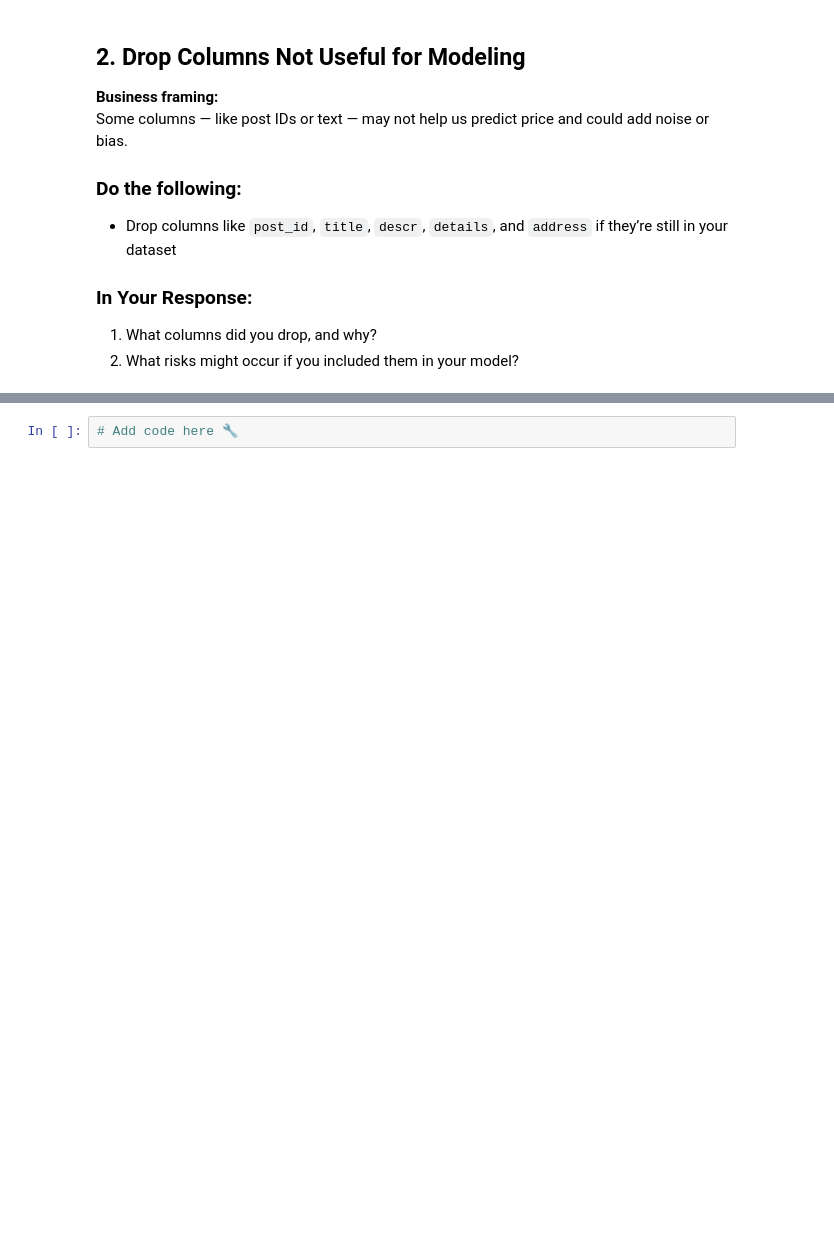
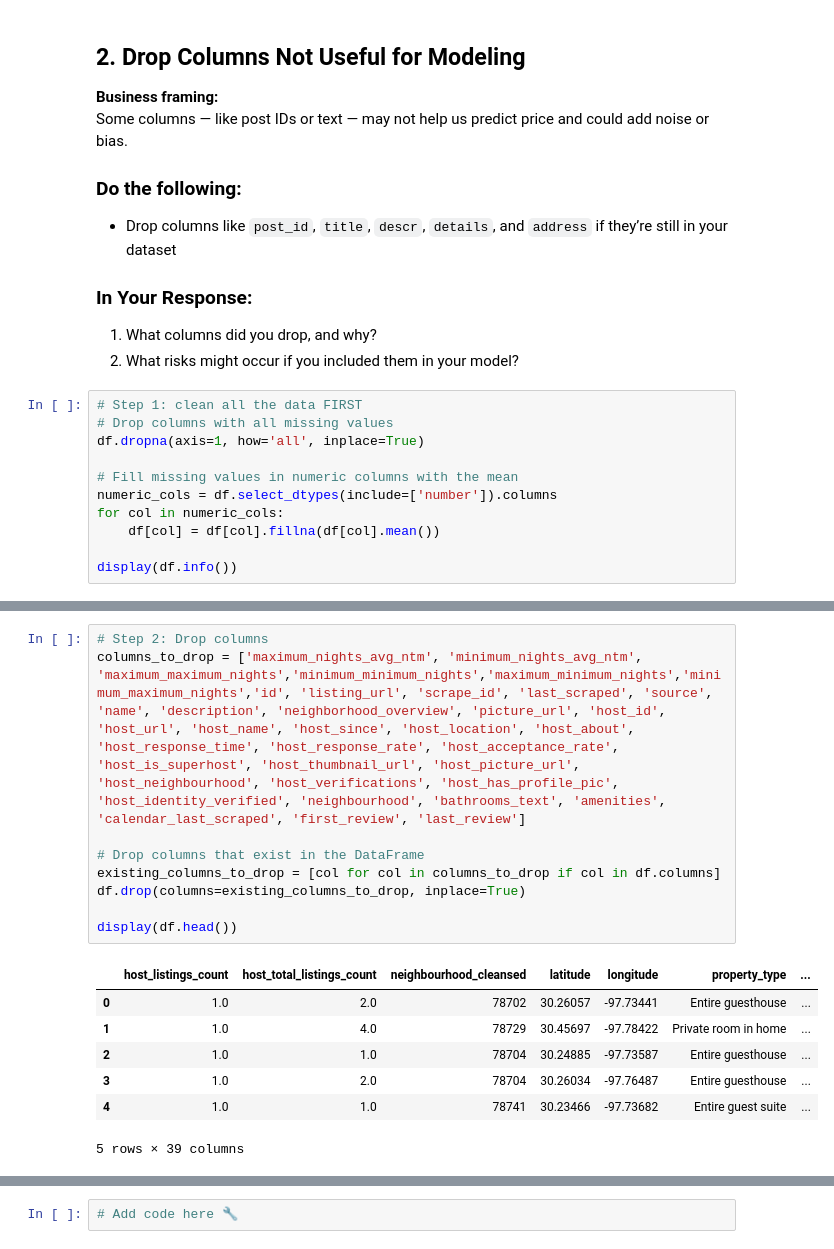
Before and after one commit to cassandranagy12/IS-4487-Labs, a Jupyter notebook: Assignments/assignment_11_regression.ipynb, the cells around one changed output, grey strips where cells are left out. Drawn from its saved outputs; the diff is of its cells as text; blank space fills up the shorter version.

```diff
--- a/Assignments/assignment_11_regression.ipynb
+++ b/Assignments/assignment_11_regression.ipynb
@@ -93,3 +101,14 @@ Some columns — like post IDs or text — may not help us predict price and cou
 ### In Your Response:
 1. What columns did you drop, and why?
 2. What risks might occur if you included them in your model?
+# %%
+# Step 1: clean all the data FIRST
+# Drop columns with all missing values
+df.dropna(axis=1, how='all', inplace=True)
+
+# Fill missing values in numeric columns with the mean
+numeric_cols = df.select_dtypes(include=['number']).columns
+for col in numeric_cols:
+    df[col] = df[col].fillna(df[col].mean())
+
+display(df.info())
@@ -95,0 +134,17 @@ Some columns — like post IDs or text — may not help us predict price and cou
+# %%
+# Step 2: Drop columns
+columns_to_drop = ['maximum_nights_avg_ntm', 'minimum_nights_avg_ntm', 'maximum_maximum_nights','minimum_minimum_nights','maximum_minimum_nights','minimum_maximum_nights','id', 'listing_url', 'scrape_id', 'last_scraped', 'source', 'name', 'description', 'neighborhood_overview', 'picture_url', 'host_id', 'host_url', 'host_name', 'host_since', 'host_location', 'host_about', 'host_response_time', 'host_response_rate', 'host_acceptance_rate', 'host_is_superhost', 'host_thumbnail_url', 'host_picture_url', 'host_neighbourhood', 'host_verifications', 'host_has_profile_pic', 'host_identity_verified', 'neighbourhood', 'bathrooms_text', 'amenities', 'calendar_last_scraped', 'first_review', 'last_review']
+
+# Drop columns that exist in the DataFrame
+existing_columns_to_drop = [col for col in columns_to_drop if col in df.columns]
+df.drop(columns=existing_columns_to_drop, inplace=True)
+
+display(df.head())
+# %% [output]
+|  | host_listings_count | host_total_listings_count | neighbourhood_cleansed | latitude | longitude | property_type | ... |
+| 0 | 1.0 | 2.0 | 78702 | 30.26057 | -97.73441 | Entire guesthouse | ... |
+| 1 | 1.0 | 4.0 | 78729 | 30.45697 | -97.78422 | Private room in home | ... |
+| 2 | 1.0 | 1.0 | 78704 | 30.24885 | -97.73587 | Entire guesthouse | ... |
+| 3 | 1.0 | 2.0 | 78704 | 30.26034 | -97.76487 | Entire guesthouse | ... |
+| 4 | 1.0 | 1.0 | 78741 | 30.23466 | -97.73682 | Entire guest suite | ... |
+5 rows × 39 columns
```
Also changed, not shown: parts of 41 cells of this notebook.
